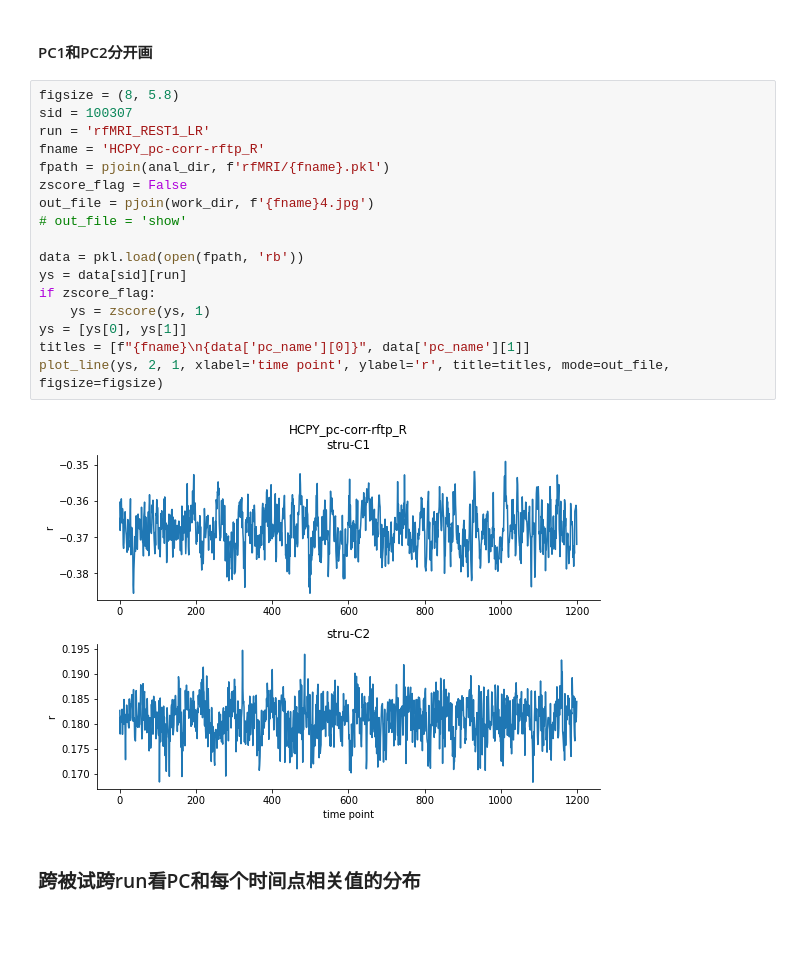
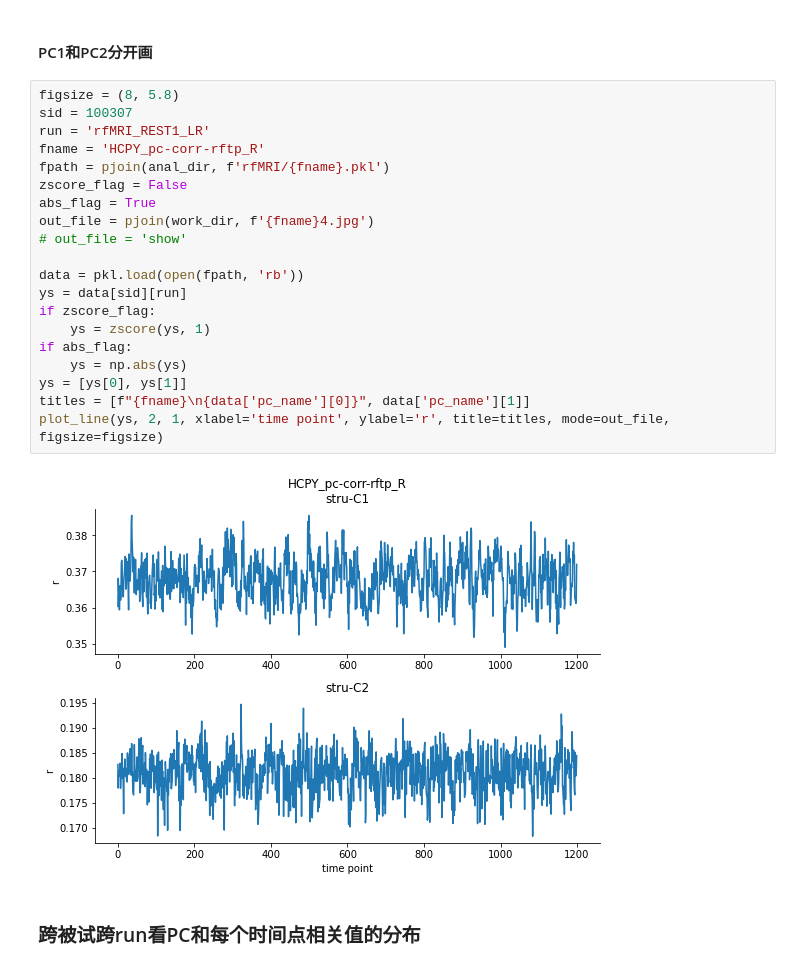
Before and after one commit to BNUCNL/nibrain, a Jupyter notebook: cxy_visual_dev/scripts/plot_line_bar.ipynb, the cells around one changed output. Saved outputs shown, nothing was run; the diff lists cells and outputs as text; blank space fills up the shorter version.

```diff
--- a/cxy_visual_dev/scripts/plot_line_bar.ipynb
+++ b/cxy_visual_dev/scripts/plot_line_bar.ipynb
@@ -47,22 +47,25 @@ plot_line(ys, label=pc_names, xlabel='time point', ylabel='r', title=fname, mode
 # %%
 figsize = (8, 5.8)
 sid = 100307
 run = 'rfMRI_REST1_LR'
 fname = 'HCPY_pc-corr-rftp_R'
 fpath = pjoin(anal_dir, f'rfMRI/{fname}.pkl')
 zscore_flag = False
+abs_flag = True
 out_file = pjoin(work_dir, f'{fname}4.jpg')
 # out_file = 'show'
 
 data = pkl.load(open(fpath, 'rb'))
 ys = data[sid][run]
 if zscore_flag:
     ys = zscore(ys, 1)
+if abs_flag:
+    ys = np.abs(ys)
 ys = [ys[0], ys[1]]
 titles = [f"{fname}\n{data['pc_name'][0]}", data['pc_name'][1]]
 plot_line(ys, 2, 1, xlabel='time point', ylabel='r', title=titles, mode=out_file, figsize=figsize)
 # %% [output]
-[figure, old version]
+[figure, new version]
 # %% [markdown]
 ### 跨被试跨run看PC和每个时间点相关值的分布
 # %%
```
Also changed, not shown: parts of 4 cells of this notebook.
